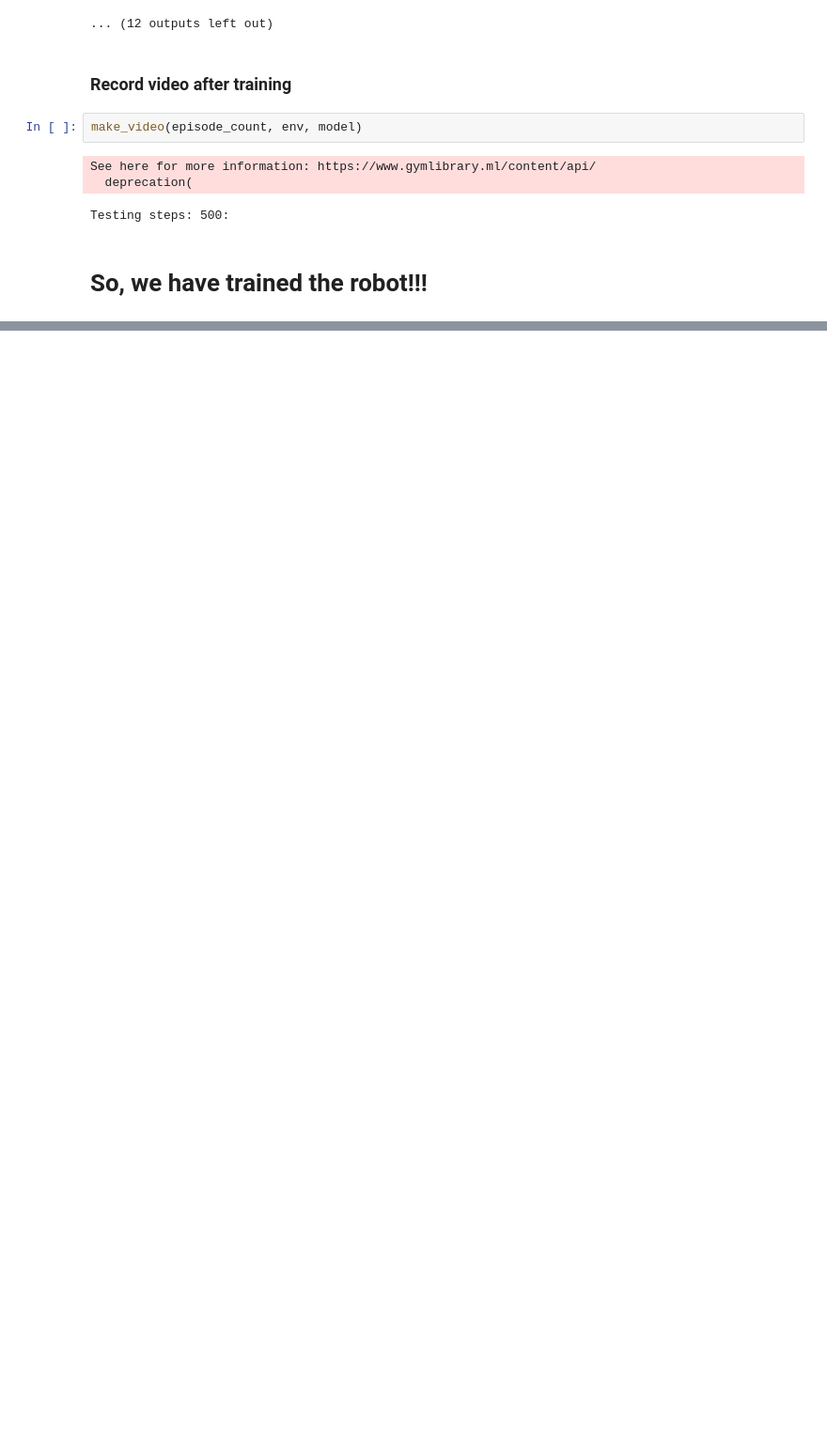
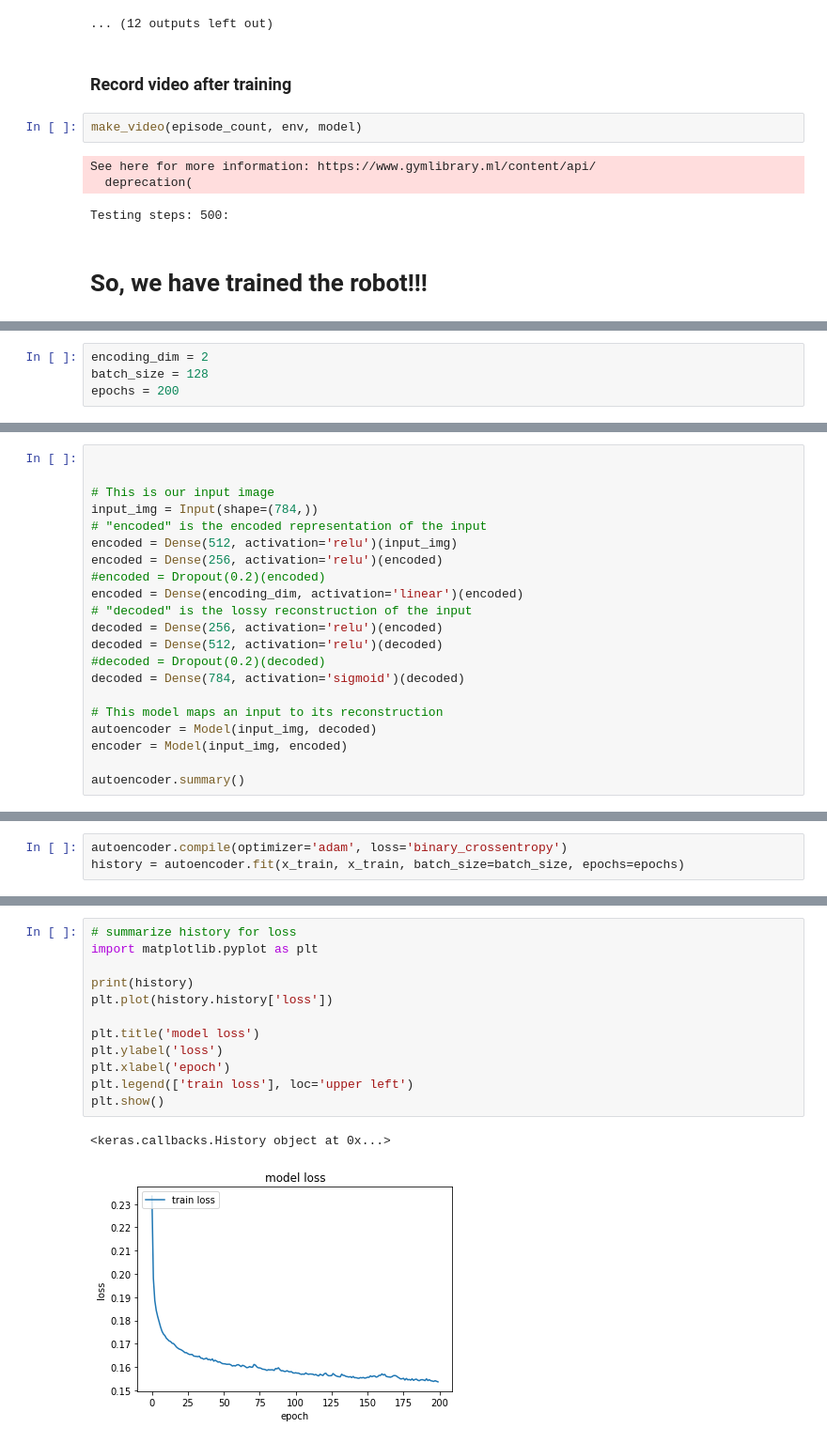
Before and after one commit to marcinwolter/Machine-learning-KISD-2023, a Jupyter notebook: lecture7.ipynb, the cells around one changed output, grey strips where cells are left out. Shown: that part at 94% size. Cells and saved outputs as stored; diff of their text form; blank space fills up the shorter version.

```diff
--- a/lecture7.ipynb
+++ b/lecture7.ipynb
@@ -752,0 +791,4 @@ Testing steps: 500:
+# %%
+encoding_dim = 2
+batch_size = 128
+epochs = 200
@@ -752,0 +797,21 @@ Testing steps: 500:
+# %%
+
+
+# This is our input image
+input_img = Input(shape=(784,))
+# "encoded" is the encoded representation of the input
+encoded = Dense(512, activation='relu')(input_img)
+encoded = Dense(256, activation='relu')(encoded)
+#encoded = Dropout(0.2)(encoded)
+encoded = Dense(encoding_dim, activation='linear')(encoded)
+# "decoded" is the lossy reconstruction of the input
+decoded = Dense(256, activation='relu')(encoded)
+decoded = Dense(512, activation='relu')(decoded)
+#decoded = Dropout(0.2)(decoded)
+decoded = Dense(784, activation='sigmoid')(decoded)
+
+# This model maps an input to its reconstruction
+autoencoder = Model(input_img, decoded)
+encoder = Model(input_img, encoded)
+
+autoencoder.summary()
@@ -752,0 +838,3 @@ Testing steps: 500:
+# %%
+autoencoder.compile(optimizer='adam', loss='binary_crossentropy')
+history = autoencoder.fit(x_train, x_train, batch_size=batch_size, epochs=epochs)
@@ -752,0 +861,15 @@ Testing steps: 500:
+# %%
+# summarize history for loss
+import matplotlib.pyplot as plt
+
+print(history)
+plt.plot(history.history['loss'])
+
+plt.title('model loss')
+plt.ylabel('loss')
+plt.xlabel('epoch')
+plt.legend(['train loss'], loc='upper left')
+plt.show()
+# %% [output]
+<keras.callbacks.History object at 0x...>
+[figure, added]
```
Also changed, not shown: parts of 32 cells of this notebook.
